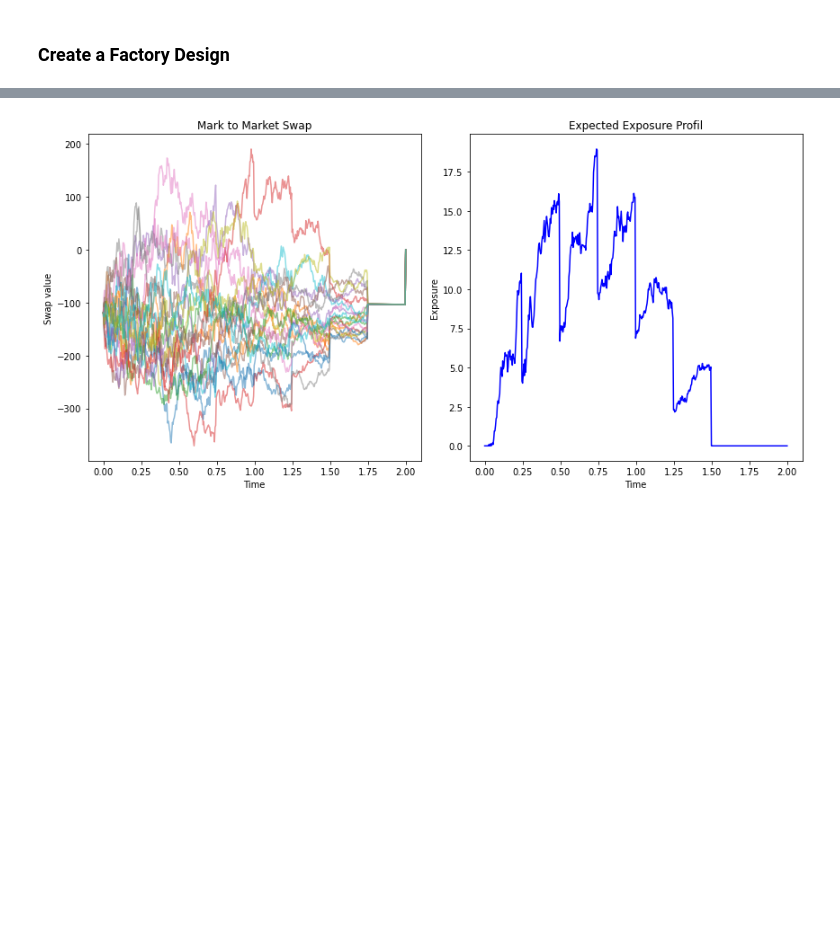
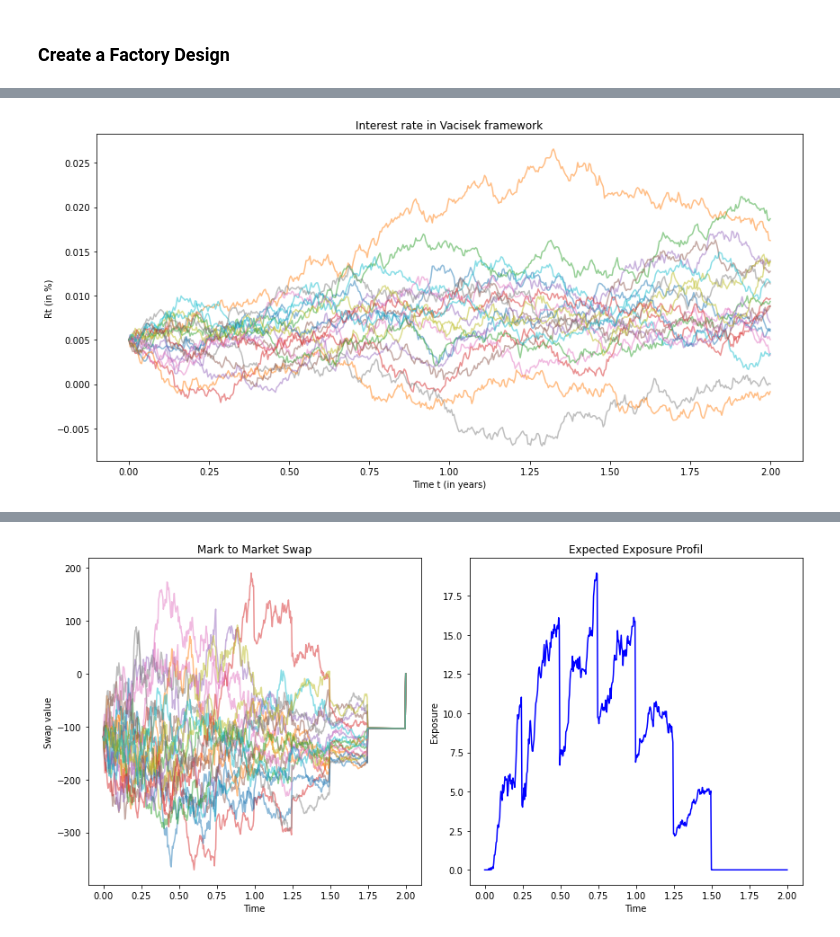
Before and after one commit to AimadeddineHakim/CVA-Fixed-Income, a Jupyter notebook: CVA pattern Design.ipynb, the cells around one changed output, grey strips where cells are left out. Cells and saved outputs as stored; diff of their text form; code cells hidden in the pictures; blank space fills up the shorter version.

```diff
--- a/CVA pattern Design.ipynb
+++ b/CVA pattern Design.ipynb
@@ -202,3 +211,10 @@ CIRBond_Diffusion(0.005, 0.09, 0.3, 0.015).Diffusion().Plot_Diffusion(Nmc, N, T)
+# %%
+# Test
+trading_days, Nmc, T = 252, 100, 2
+N = trading_days*T #Discretization: once a day (252 trading days)
+VBond_Diffusion(0.005, 0.09, 0.3, 0.015).Diffusion().Plot_Diffusion(Nmc, N, T)
+# %% [output]
+[figure, added]
 # %%
 class read_factory :
 
```
Also changed, not shown: parts of 12 cells of this notebook.
